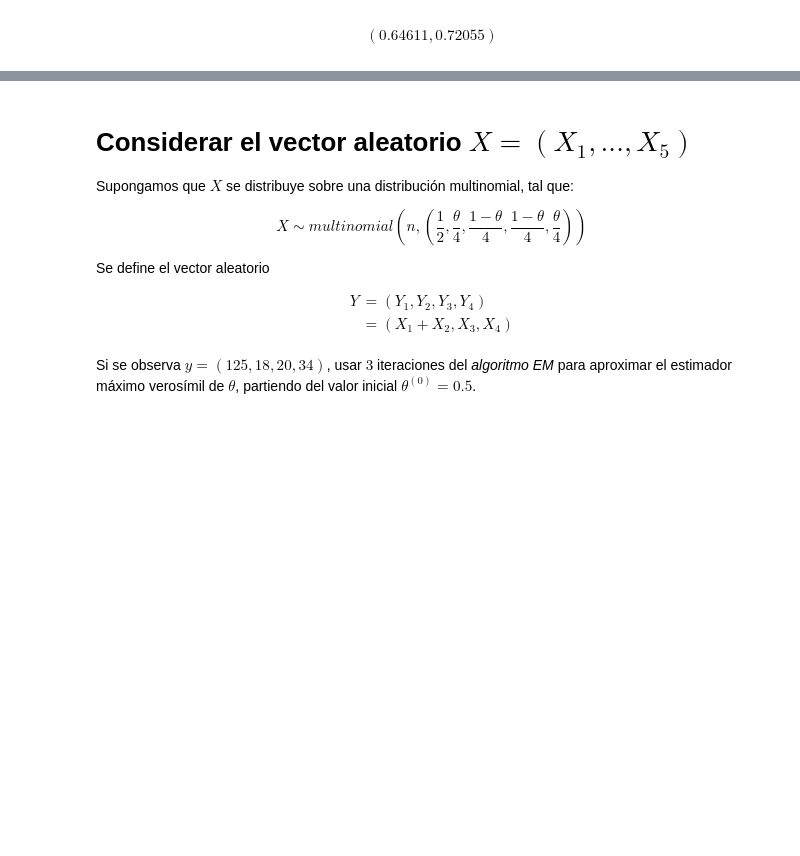
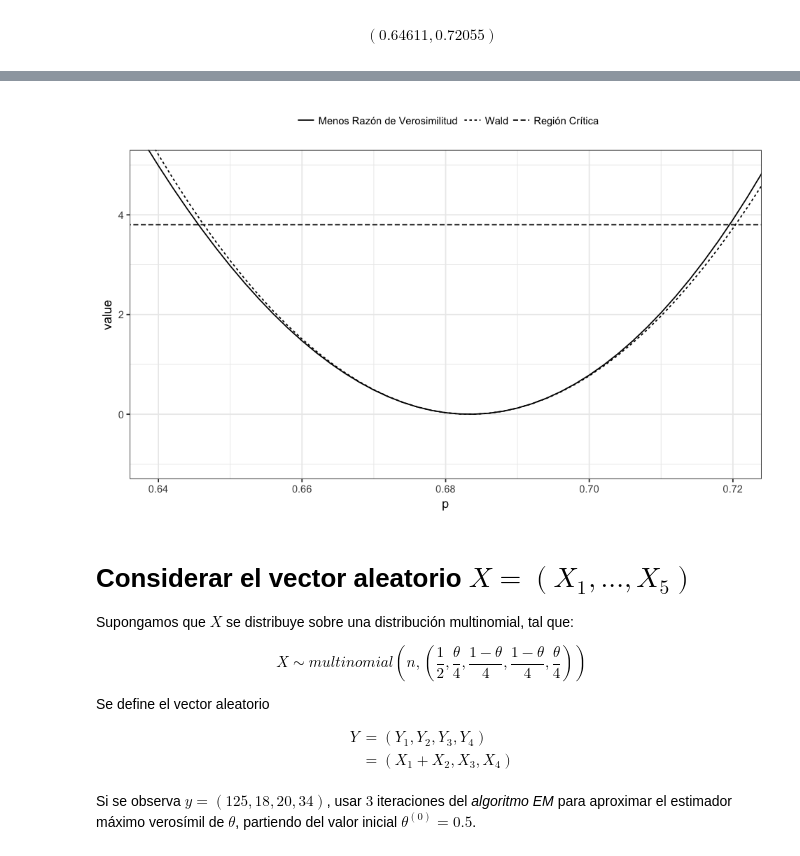
Before and after one commit to garciparedes/likelihood-exercises, a Jupyter notebook: task-1/notebook.ipynb, the cells around one changed output, grey strips where cells are left out. Saved outputs shown, nothing was run; the diff lists cells and outputs as text; code cells hidden in the pictures; blank space fills up the shorter version.

```diff
--- a/task-1/notebook.ipynb
+++ b/task-1/notebook.ipynb
@@ -196,3 +250,14 @@ LR.ci
+# %%
+coins.test %>%
+    set_colnames(c("p", "Menos Razón de Verosimilitud", "Wald", "Región Crítica")) %>%
+    melt(id.vars='p') %>%
+    ggplot(aes(x = p, y = value, linetype = variable)) +
+    geom_line() +
+    coord_cartesian(xlim=c(0.64, 0.72), ylim=c(-1, 5)) +
+    theme_bw() +
+    theme(legend.position="top", legend.title=element_blank())
+# %% [output]
+[figure, added]
 # %% [markdown]
 # Considerar el vector aleatorio $X = (X_1, ..., X_5)$
 
```
Also changed, not shown: parts of 35 cells of this notebook, 2 other files.
